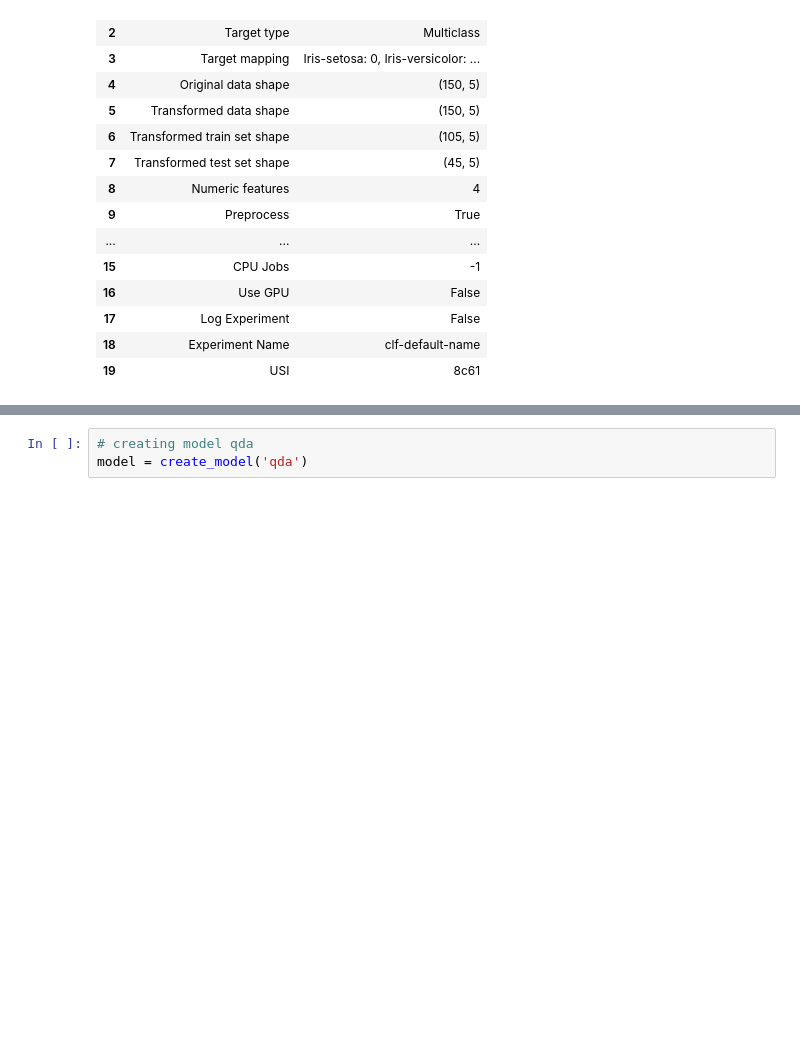
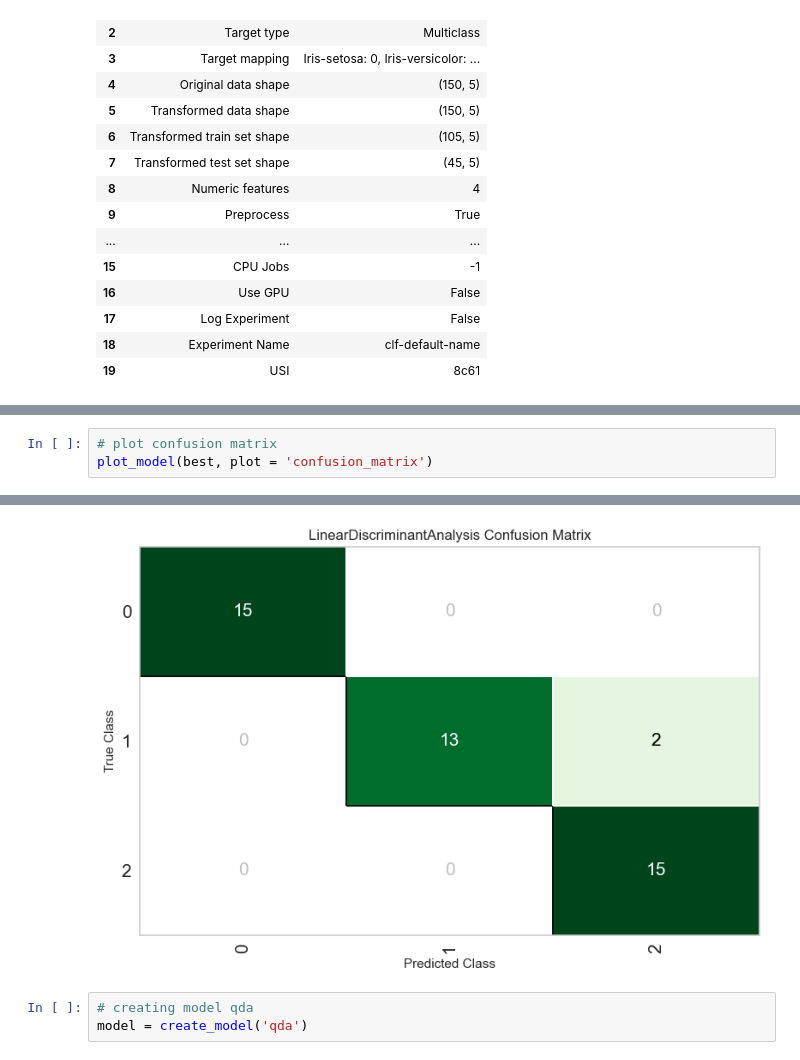
Before and after one commit to Murali55-09/AUTOMLPROJECT, a Jupyter notebook: clusteringalgo.ipynb, the cells around one changed output, grey strips where cells are left out. Saved outputs shown, nothing was run; the diff lists cells and outputs as text; blank space fills up the shorter version.

```diff
--- a/clusteringalgo.ipynb
+++ b/clusteringalgo.ipynb
@@ -57,0 +55,4 @@ LinearDiscriminantAnalysis(covariance_estimator=None, n_components=None,
+# %%
+# plot confusion matrix
+plot_model(best, plot = 'confusion_matrix')
+# %% [output]
@@ -58,3 +60,4 @@ LinearDiscriminantAnalysis(covariance_estimator=None, n_components=None,
+[figure, added]
 # %%
 # creating model qda
 model = create_model('qda')
```
Also changed, not shown: parts of 10 cells of this notebook.
